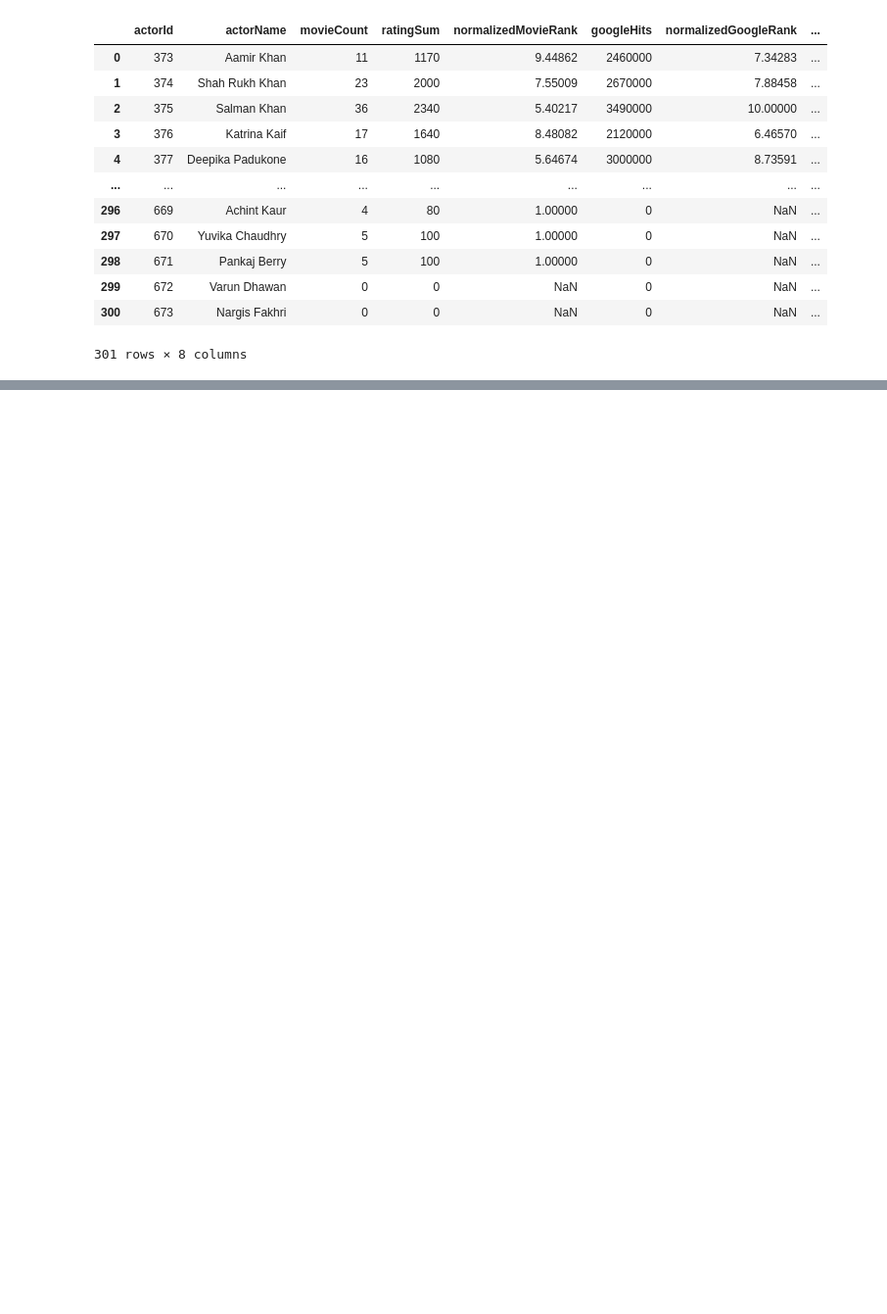
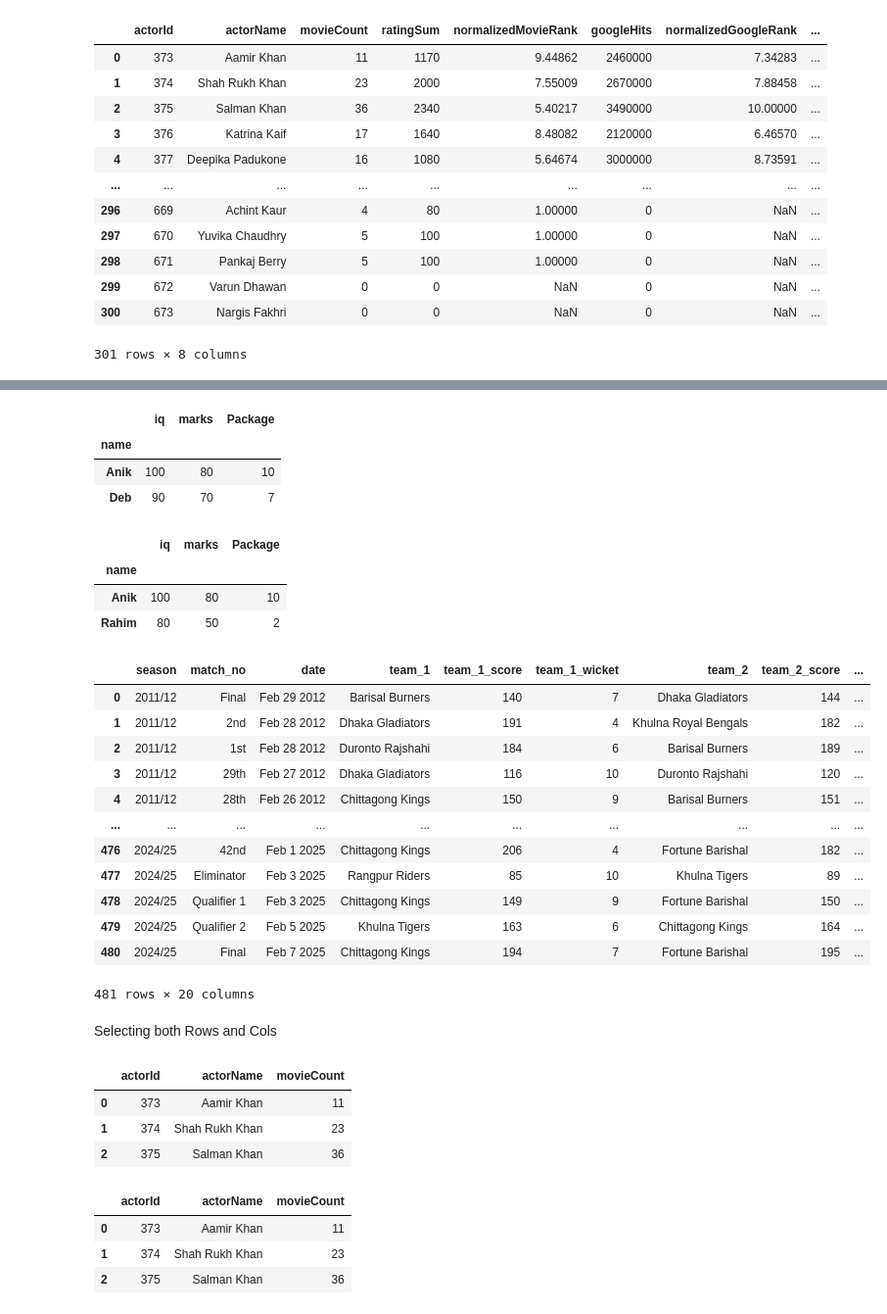
Before and after one commit to anikdas10/pandas, a Jupyter notebook: pandas_dataFrame.ipynb, the cells around one changed output, grey strips where cells are left out. Shown at 98% size. Cells and saved outputs as stored; diff of their text form; code cells hidden in the pictures; blank space fills up the shorter version.

Commit message:
Pandas DataFrame

```diff
--- a/pandas_dataFrame.ipynb
+++ b/pandas_dataFrame.ipynb
@@ -54,0 +349,47 @@ pd.read_csv("./movies_csv_file//BollywoodActorRanking.csv")
+# %%
+students.loc[["Anik", "Deb"]]
+# %% [output]
+|  | iq | marks | Package |
+| name |  |  |  |
+| Anik | 100 | 80 | 10 |
+| Deb | 90 | 70 | 7 |
+# %%
+students.iloc[[0, 3]]
+# %% [output]
+|  | iq | marks | Package |
+| name |  |  |  |
+| Anik | 100 | 80 | 10 |
+| Rahim | 80 | 50 | 2 |
+# %%
+bpl = pd.read_csv("./bpl_match_data/BPL (2012-2025).csv")
+bpl
+# %% [output]
+|  | season | match_no | date | team_1 | team_1_score | team_1_wicket | team_2 | team_2_score | ... |
+| 0 | 2011/12 | Final | Feb 29 2012 | Barisal Burners | 140 | 7 | Dhaka Gladiators | 144 | ... |
+| 1 | 2011/12 | 2nd | Feb 28 2012 | Dhaka Gladiators | 191 | 4 | Khulna Royal Bengals | 182 | ... |
+| 2 | 2011/12 | 1st | Feb 28 2012 | Duronto Rajshahi | 184 | 6 | Barisal Burners | 189 | ... |
+| 3 | 2011/12 | 29th | Feb 27 2012 | Dhaka Gladiators | 116 | 10 | Duronto Rajshahi | 120 | ... |
+| 4 | 2011/12 | 28th | Feb 26 2012 | Chittagong Kings | 150 | 9 | Barisal Burners | 151 | ... |
+| ... | ... | ... | ... | ... | ... | ... | ... | ... | ... |
+| 476 | 2024/25 | 42nd | Feb 1 2025 | Chittagong Kings | 206 | 4 | Fortune Barishal | 182 | ... |
+| 477 | 2024/25 | Eliminator | Feb 3 2025 | Rangpur Riders | 85 | 10 | Khulna Tigers | 89 | ... |
+| 478 | 2024/25 | Qualifier 1 | Feb 3 2025 | Chittagong Kings | 149 | 9 | Fortune Barishal | 150 | ... |
+| 479 | 2024/25 | Qualifier 2 | Feb 5 2025 | Khulna Tigers | 163 | 6 | Chittagong Kings | 164 | ... |
+| 480 | 2024/25 | Final | Feb 7 2025 | Chittagong Kings | 194 | 7 | Fortune Barishal | 195 | ... |
+481 rows × 20 columns
+# %% [markdown]
+Selecting both Rows and Cols
+# %%
+movies.iloc[0:3, 0:3]
+# %% [output]
+|  | actorId | actorName | movieCount |
+| 0 | 373 | Aamir Khan | 11 |
+| 1 | 374 | Shah Rukh Khan | 23 |
+| 2 | 375 | Salman Khan | 36 |
+# %%
+movies.loc[0:2, "actorId":"movieCount"]
+# %% [output]
+|  | actorId | actorName | movieCount |
+| 0 | 373 | Aamir Khan | 11 |
+| 1 | 374 | Shah Rukh Khan | 23 |
+| 2 | 375 | Salman Khan | 36 |
```
Also changed, not shown: parts of 32 cells of this notebook, 6 other files.
